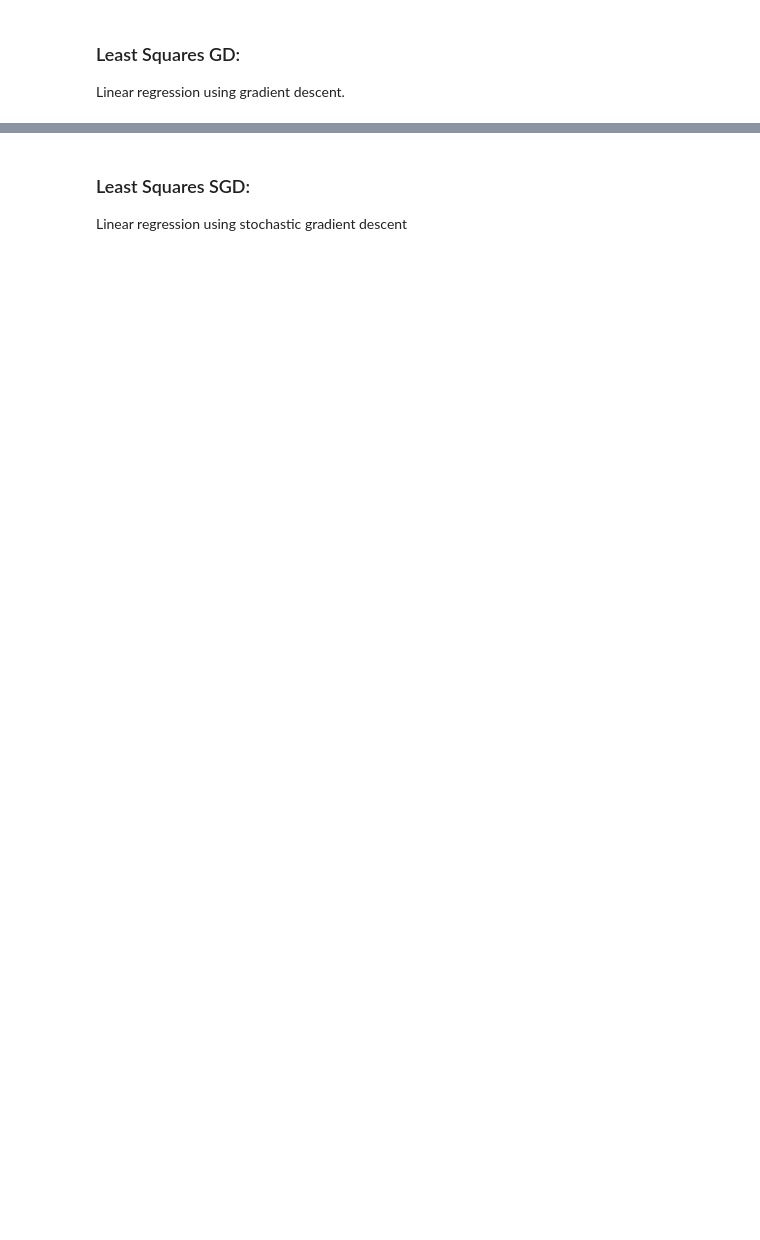
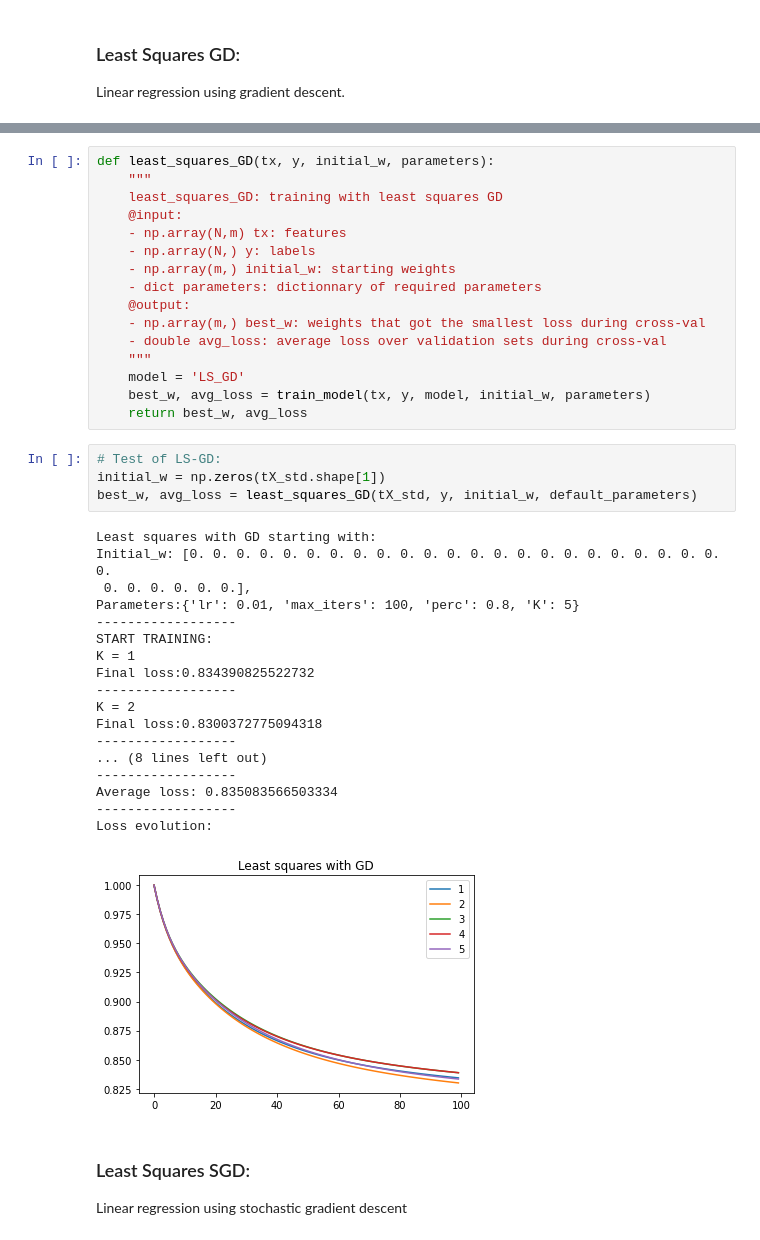
Before and after one commit to Dreyvor/ML_Project_1, a Jupyter notebook: source/project_1.ipynb, the cells around one changed output, grey strips where cells are left out. Cells and saved outputs as stored; diff of their text form; blank space fills up the shorter version.

```diff
--- a/source/project_1.ipynb
+++ b/source/project_1.ipynb
@@ -83,5 +267,44 @@ def update_weights_LS_GD(tX, y, w, parameters):
     w -= lr * grad
     return w
+# %%
+def least_squares_GD(tx, y, initial_w, parameters):
+    """
+    least_squares_GD: training with least squares GD
+    @input:
+    - np.array(N,m) tx: features
+    - np.array(N,) y: labels
+    - np.array(m,) initial_w: starting weights
+    - dict parameters: dictionnary of required parameters
+    @output:
+    - np.array(m,) best_w: weights that got the smallest loss during cross-val
+    - double avg_loss: average loss over validation sets during cross-val
+    """
+    model = 'LS_GD'
+    best_w, avg_loss = train_model(tx, y, model, initial_w, parameters)
+    return best_w, avg_loss
+# %%
+# Test of LS-GD:
+initial_w = np.zeros(tX_std.shape[1])
+best_w, avg_loss = least_squares_GD(tX_std, y, initial_w, default_parameters)
+# %% [output]
+Least squares with GD starting with:
+Initial_w: [0. 0. 0. 0. 0. 0. 0. 0. 0. 0. 0. 0. 0. 0. 0. 0. 0. 0. 0. 0. 0. 0. 0. 0.
+ 0. 0. 0. 0. 0. 0.],
+Parameters:{'lr': 0.01, 'max_iters': 100, 'perc': 0.8, 'K': 5}
+------------------
+START TRAINING:
+K = 1
+Final loss:0.834390825522732
+------------------
+K = 2
+Final loss:0.8300372775094318
+------------------
+... (8 lines left out)
+------------------
+Average loss: 0.835083566503334
+------------------
+Loss evolution:
+[figure, added]
 # %% [markdown]
 ### Least Squares SGD:
 Linear regression using stochastic gradient descent
```
Also changed, not shown: parts of 37 cells of this notebook, 1 other file.
